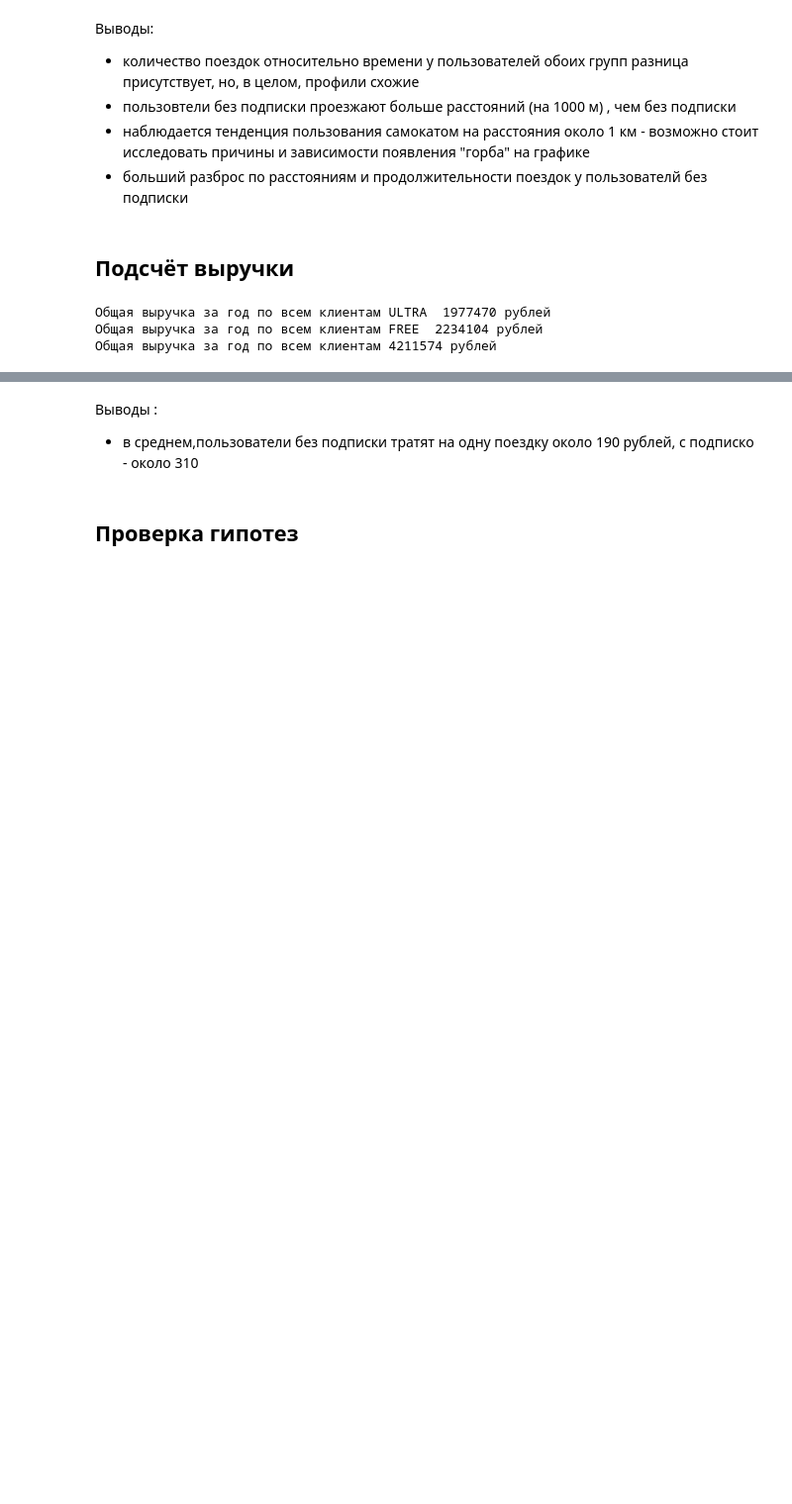
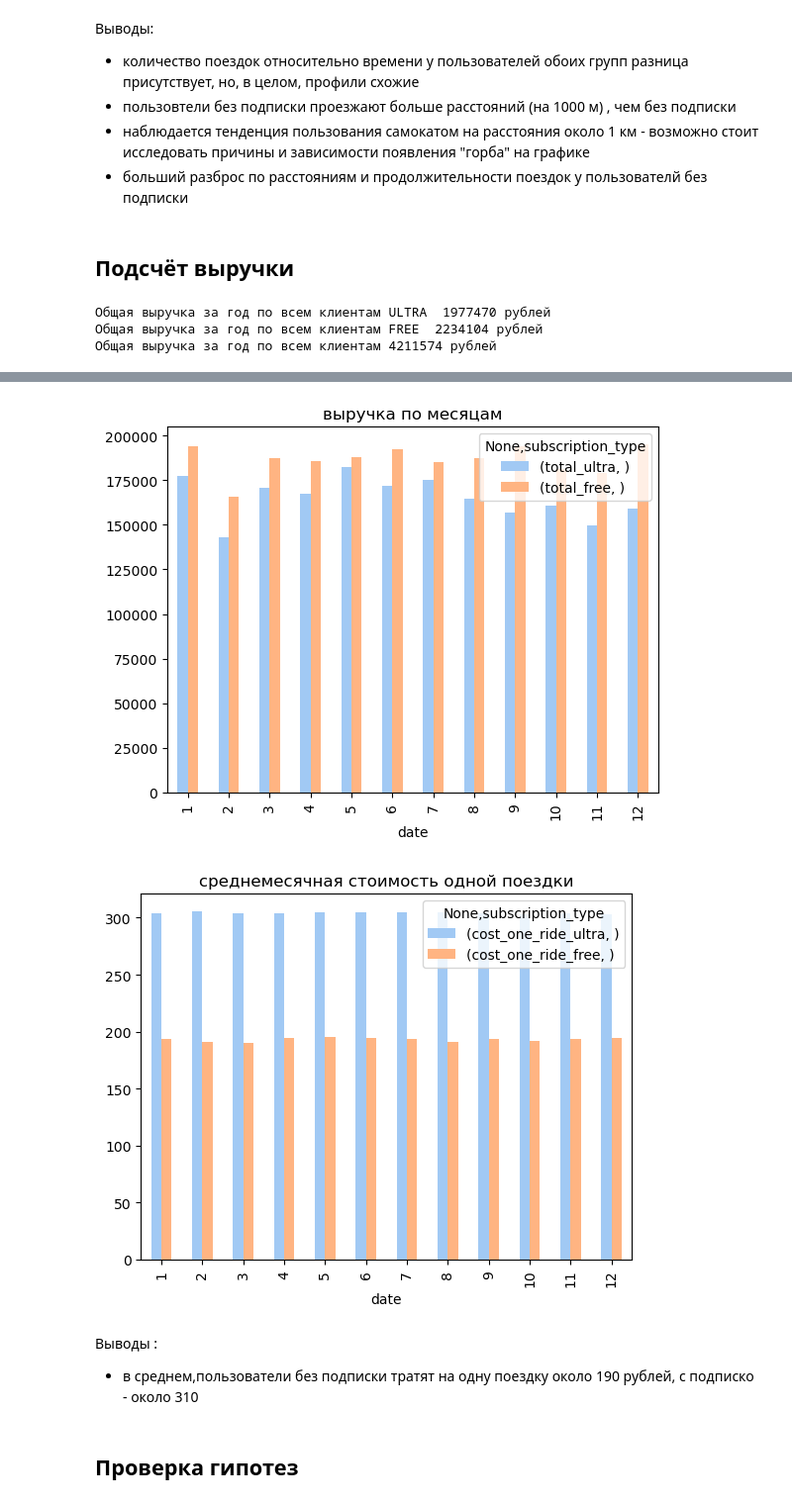
Before and after one commit to Mihail-Chr/projects, a Jupyter notebook: A_B_test/bycicle_A_B_test.ipynb, the cells around one changed output, grey strips where cells are left out. Shown at 99% size. Saved outputs shown, nothing was run; the diff lists cells and outputs as text; code cells hidden in the pictures; blank space fills up the shorter version.

```diff
--- a/A_B_test/bycicle_A_B_test.ipynb
+++ b/A_B_test/bycicle_A_B_test.ipynb
@@ -416,3 +450,13 @@ plt.show()
+# %%
+monthly[['total_ultra','total_free']].plot.bar()
+plt.title('выручка по месяцам')
+plt.show()
+monthly[['cost_one_ride_ultra','cost_one_ride_free']].plot.bar()
+plt.title('среднемесячная стоимость одной поездки')
+plt.show()
+# %% [output]
+[figure, added]
+[figure, added]
 # %% [markdown]
 Выводы :
 
```
Also changed, not shown: parts of 11 cells of this notebook.
